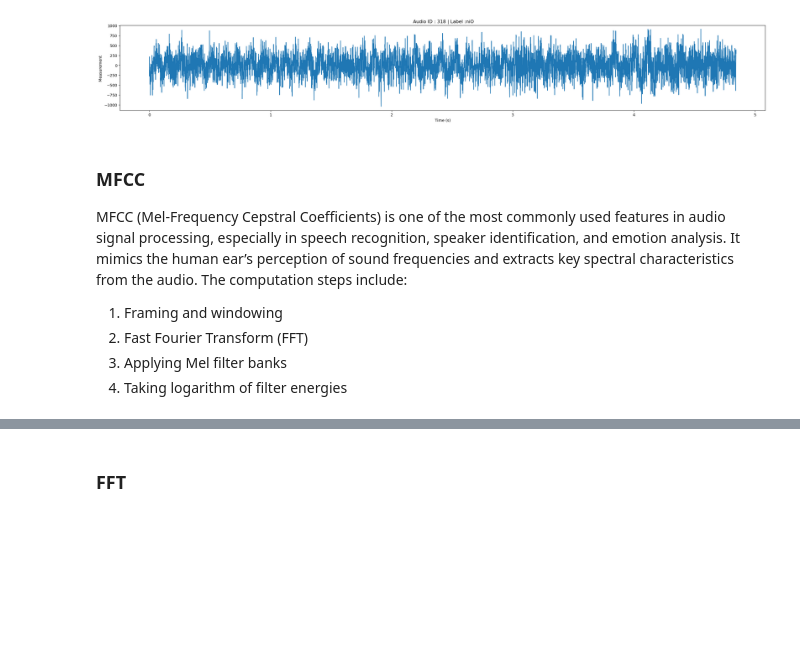
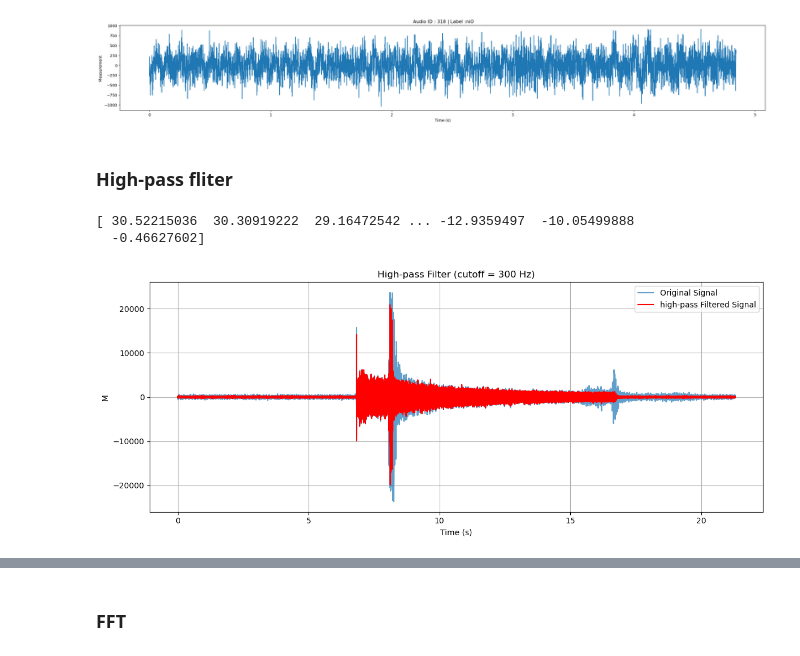
Before and after one commit to mingxin0532/Predictive-Quality-in-Additive-Manufacturing, a Jupyter notebook: PQAM.ipynb, the cells around one changed output, grey strips where cells are left out. Cells and saved outputs as stored; diff of their text form; code cells hidden in the pictures; blank space fills up the shorter version.

```diff
--- a/PQAM.ipynb
+++ b/PQAM.ipynb
@@ -169,13 +172,52 @@ ReadSingleAudio(318)
 
 [232448 rows x 2 columns]
 [figure]
+# %% [markdown]
+### High-pass fliter
 # %%
 # create high-pass filter to dinimish background noise
+from scipy.signal import butter, filtfilt
+
+#Read the CSV file
+file_path = os.path.join(Audio_path,"169.csv")
+df = pd.read_csv(file_path)
+
+# Extracting the 'Time' and 'M' columns
+t = df['Time']
+m = df['M']
+
+#define high-pass filter
+def butter_highpass(cutoff, fs, order=5):
+    nyq = 0.5 * fs              # Nyquist frequency
+    normal_cutoff = cutoff / nyq                # Normalize the cutoff frequency
+    b, a = butter(order, normal_cutoff, btype='high', analog=False)             #filter coefficients
+    return b, a
+
+#define high-pass filter function
+def highpass_filter(data, cutoff, fs, order=5):
+    b, a = butter_highpass(cutoff, fs, order=order)             #get filter coefficients
+    y = filtfilt(b, a, data)                #Apply zero-phase filtering to avoid phase distortion
+    return y
+
+#Calculate the sampling frequency from the time data
+fs = 1 / (t[1] - t[0])              # Sampling frequency
+cutoff = 300               # Cutoff frequency in Hz
+
+# Apply the high-pass filter to the signals
+m_filtered = highpass_filter(m, cutoff, fs, order=3)
+print(m_filtered)
+#Plot the original and filtered signals
+plt.figure(figsize=(12, 5))
+plt.plot(t, m, label='Original Signal', alpha=0.7)
+plt.plot(t, m_filtered, label='high-pass Filtered Signal', color='red')
+plt.xlabel('Time (s)')
+plt.ylabel('M')
+plt.title(f'High-pass Filter (cutoff = {cutoff} Hz)')
+plt.legend()
+plt.grid(True)
+plt.tight_layout()
+plt.show()
+# %% [output]
+[ 30.52215036  30.30919222  29.16472542 ... -12.9359497  -10.05499888
+  -0.46627602]
+[figure, added]
-# %% [markdown]
-### MFCC
-MFCC (Mel-Frequency Cepstral Coefficients) is one of the most commonly used features in audio signal processing, especially in speech recognition, speaker identification, and emotion analysis. It mimics the human ear’s perception of sound frequencies and extracts key spectral characteristics from the audio.
-The computation steps include:
-1.  Framing and windowing
-2.  Fast Fourier Transform (FFT)
-3.  Applying Mel filter banks
-4.  Taking logarithm of filter energies
```
Also changed, not shown: parts of 25 cells of this notebook.
